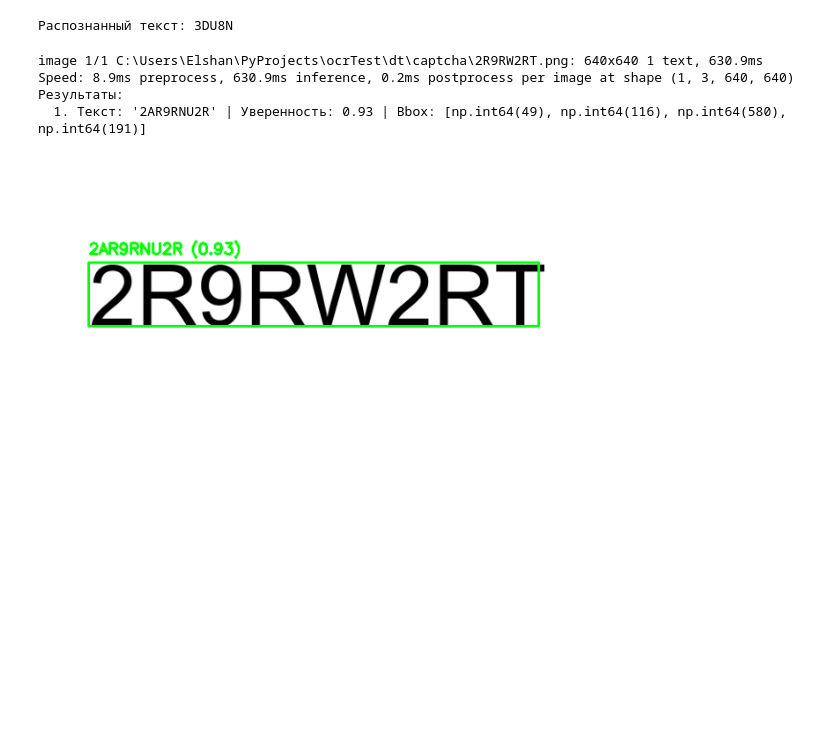
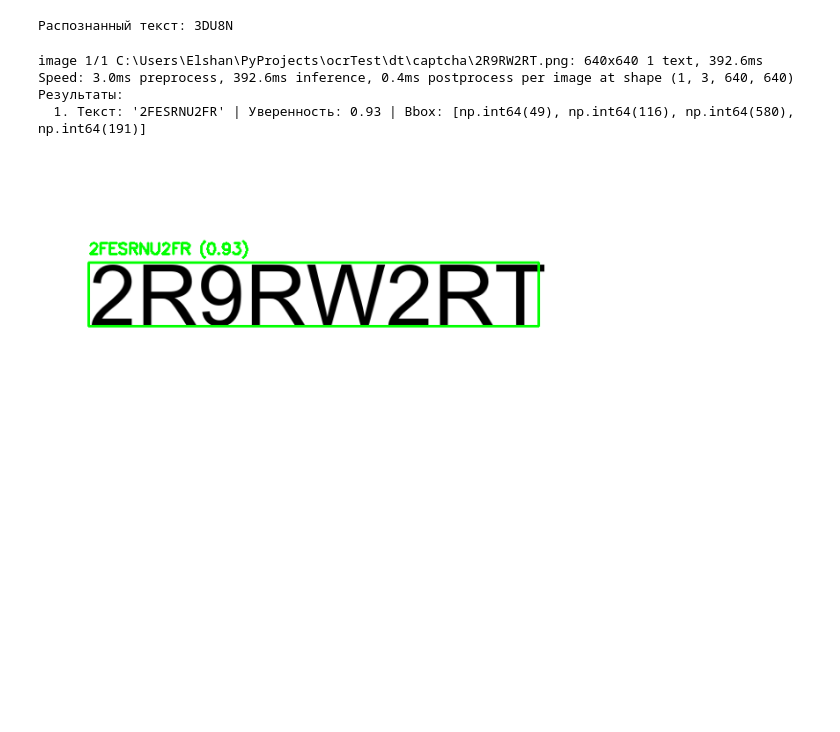
Before and after one commit to reyquazar/ocrTest, a Jupyter notebook: gptCaptcha.ipynb, the cells around one changed output. Drawn from its saved outputs; the diff is of its cells as text; code cells hidden in the pictures.

```diff
--- a/gptCaptcha.ipynb
+++ b/gptCaptcha.ipynb
@@ -482,7 +482,7 @@ CHARS = 'ABCDEFGHJKLMNPQRSTUVWXYZ23456789'  # твои символы
 NUM_CLASSES = len(CHARS) + 1  # +1 для blank
 
 recognizer = CRNN(num_classes=NUM_CLASSES)
-recognizer.load_state_dict(torch.load('runs/best10.pt', map_location='cpu'))
+recognizer.load_state_dict(torch.load('runs/best_model11.pt', map_location='cpu'))
 recognizer.eval()
 
 # Преобразования для CRNN
@@ -595,34 +595,34 @@ def visualize_results(image_path, detections):
                     cv2.FONT_HERSHEY_SIMPLEX, 0.6, (0, 255, 0), 2)
 
     plt.figure(figsize=(12, 8))
     plt.imshow(img)
     plt.axis('off')
     plt.show()
 
     return img
 
 
 # ============================================
 # 6. ПРИМЕР ИСПОЛЬЗОВАНИЯ
 # ============================================
 if __name__ == '__main__':
     # Запускаем на тестовом изображении
     image_path = 'dt/captcha/2R9RW2RT.png'  # поменяй на свой путь
     # image_path = 'test.png'  # поменяй на свой путь
 
     # Детектируем и распознаём
     detections = detect_and_recognize(image_path)
 
     # Выводим результаты
     print("Результаты:")
     for i, det in enumerate(detections):
         print(f"  {i + 1}. Текст: '{det['text']}' | Уверенность: {det['confidence']:.2f} | Bbox: {det['bbox']}")
 
     # Показываем визуализацию
     visualize_results(image_path, detections)
 # %% [output]
-image 1/1 C:\Users\Elshan\PyProjects\ocrTest\dt\captcha\2R9RW2RT.png: 640x640 1 text, 630.9ms
-Speed: 8.9ms preprocess, 630.9ms inference, 0.2ms postprocess per image at shape (1, 3, 640, 640)
+image 1/1 C:\Users\Elshan\PyProjects\ocrTest\dt\captcha\2R9RW2RT.png: 640x640 1 text, 392.6ms
+Speed: 3.0ms preprocess, 392.6ms inference, 0.4ms postprocess per image at shape (1, 3, 640, 640)
 Результаты:
-  1. Текст: '2AR9RNU2R' | Уверенность: 0.93 | Bbox: [np.int64(49), np.int64(116), np.int64(580), np.int64(191)]
+  1. Текст: '2FESRNU2FR' | Уверенность: 0.93 | Bbox: [np.int64(49), np.int64(116), np.int64(580), np.int64(191)]
-[figure, old version]
+[figure, new version]
```
Also changed, not shown: 1 other file.
